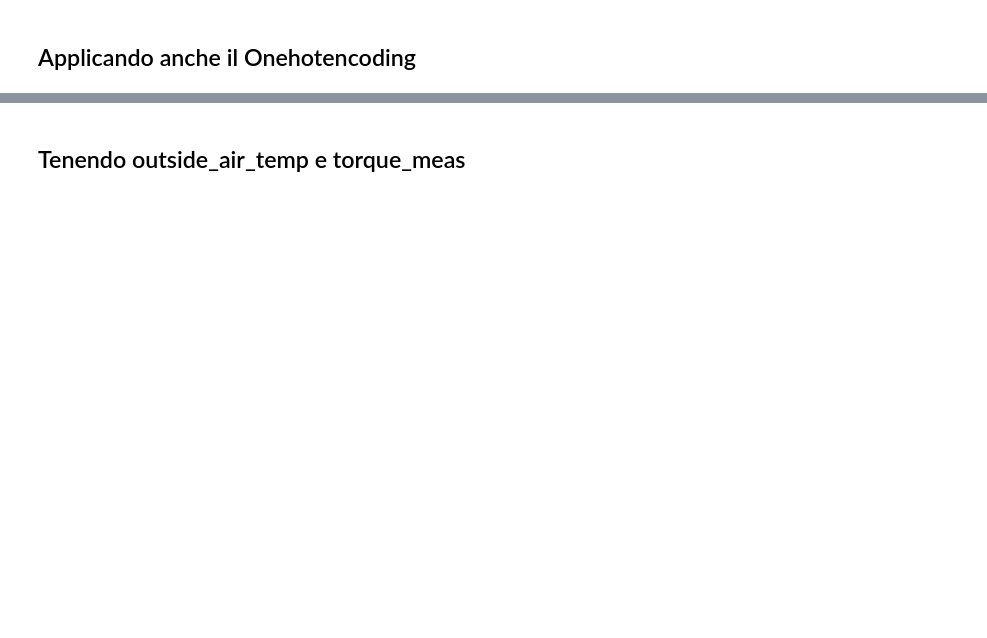
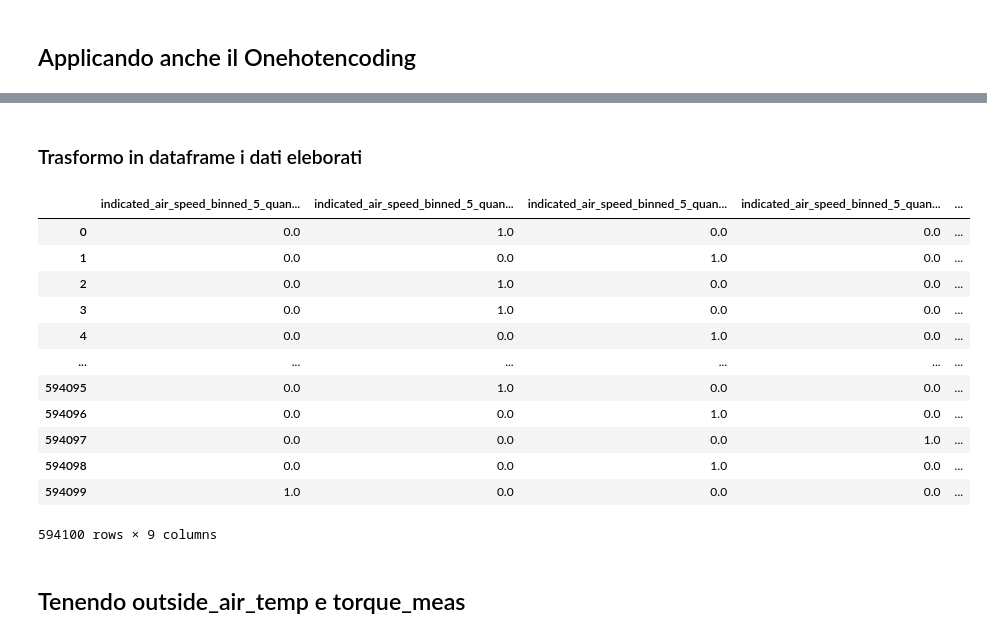
Before and after one commit to TizianoCosta/AML_2425_FinalProject, a Jupyter notebook: notebook/regressione_logistica_3.ipynb, the cells around one changed output, grey strips where cells are left out. Cells and saved outputs as stored; diff of their text form; code cells hidden in the pictures; blank space fills up the shorter version.

Commit message:
visualizzazione dati processati

```diff
--- a/notebook/regressione_logistica_3.ipynb
+++ b/notebook/regressione_logistica_3.ipynb
@@ -833,3 +770,58 @@ data_train_processed_x_array as DataFrame:
+# %% [markdown]
+### Trasformo in dataframe i dati eleborati
+# %%
+# prompt: trasforma i dati di data_train_processed_x_array_OH in un  data_frame con i nomi delle feature corrispondenti non printare
+
+import pandas as pd
+def to_dataframe(preprocessing, data_train_x):
+
+
+  data_train_processed_x_array = preprocessing.fit_transform(data_train_x)
+
+
+  column_transformer_step = preprocessing.named_steps['one_hot_encode_binned_air_speed']
+
+
+  pipeline_before_onehot = Pipeline(preprocessing.steps[:-1])
+
+
+  df_before_onehot = pipeline_before_onehot.fit_transform(data_train_x)
+
+
+  onehot_cols_to_encode = column_transformer_step.transformers[0][2]
+
+
+  remainder_cols = [col for col in df_before_onehot.columns if col not in onehot_cols_to_encode]
+
+
+  fitted_onehot_transformer = column_transformer_step.named_transformers_['onehot']
+  onehot_feature_names = fitted_onehot_transformer.get_feature_names_out(onehot_cols_to_encode)
+
+
+  all_feature_names = list(onehot_feature_names) + remainder_cols
+
+  data_train_processed = pd.DataFrame(data_train_processed_x_array, columns=all_feature_names)
+
+  return data_train_processed
+
+
+data_train_processed_OH = to_dataframe(preprocessing_OH, data_train_x)
+
+data_train_processed_OH
+# %% [output]
+|  | indicated_air_speed_binned_5_quan... | indicated_air_speed_binned_5_quan... | indicated_air_speed_binned_5_quan... | indicated_air_speed_binned_5_quan... | ... |
+| 0 | 0.0 | 1.0 | 0.0 | 0.0 | ... |
+| 1 | 0.0 | 0.0 | 1.0 | 0.0 | ... |
+| 2 | 0.0 | 1.0 | 0.0 | 0.0 | ... |
+| 3 | 0.0 | 1.0 | 0.0 | 0.0 | ... |
+| 4 | 0.0 | 0.0 | 1.0 | 0.0 | ... |
+| ... | ... | ... | ... | ... | ... |
+| 594095 | 0.0 | 1.0 | 0.0 | 0.0 | ... |
+| 594096 | 0.0 | 0.0 | 1.0 | 0.0 | ... |
+| 594097 | 0.0 | 0.0 | 0.0 | 1.0 | ... |
+| 594098 | 0.0 | 0.0 | 1.0 | 0.0 | ... |
+| 594099 | 1.0 | 0.0 | 0.0 | 0.0 | ... |
+594100 rows × 9 columns
 # %% [markdown]
 ## Tenendo outside_air_temp e torque_meas
 # %%
```
Also changed, not shown: parts of 16 cells of this notebook.
